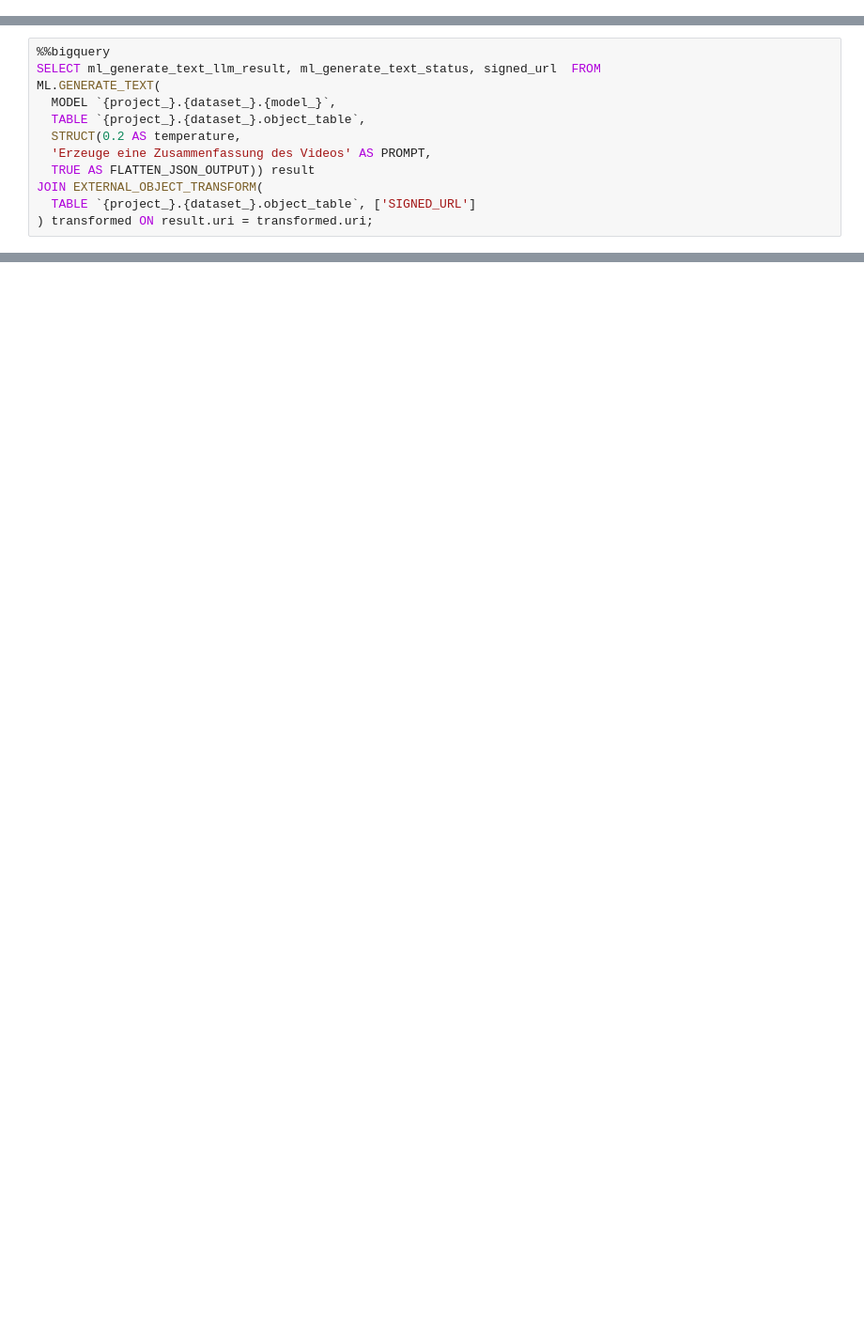
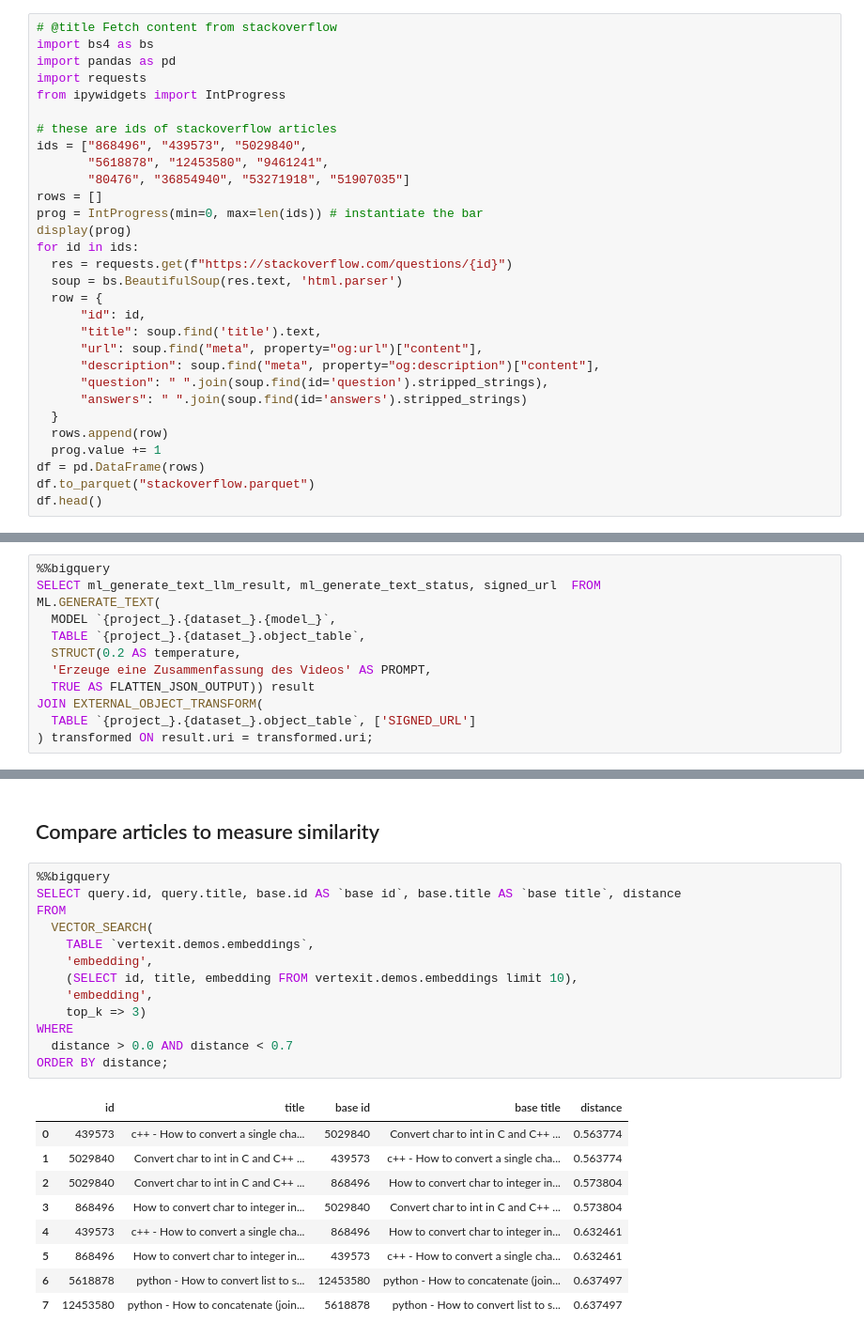
Before and after one commit to fuxs/notebooks, a Jupyter notebook: Gemini_BQ.ipynb, the cells around one changed output, grey strips where cells are left out. Shown at 94% size. Cells and saved outputs as stored; diff of their text form; blank space fills up the shorter version.

Commit message:
Added embeddings, improved the content

```diff
--- a/Gemini_BQ.ipynb
+++ b/Gemini_BQ.ipynb
@@ -268,0 +347,30 @@ The public dateset `bigquery-public-data.bbc_news.fulltext` is located in the re
+# %%
+# @title Fetch content from stackoverflow
+import bs4 as bs
+import pandas as pd
+import requests
+from ipywidgets import IntProgress
+
+# these are ids of stackoverflow articles
+ids = ["868496", "439573", "5029840",
+       "5618878", "12453580", "9461241",
+       "80476", "36854940", "53271918", "51907035"]
+rows = []
+prog = IntProgress(min=0, max=len(ids)) # instantiate the bar
+display(prog)
+for id in ids:
+  res = requests.get(f"https://stackoverflow.com/questions/{id}")
+  soup = bs.BeautifulSoup(res.text, 'html.parser')
+  row = {
+      "id": id,
+      "title": soup.find('title').text,
+      "url": soup.find("meta", property="og:url")["content"],
+      "description": soup.find("meta", property="og:description")["content"],
+      "question": " ".join(soup.find(id='question').stripped_strings),
+      "answers": " ".join(soup.find(id='answers').stripped_strings)
+  }
+  rows.append(row)
+  prog.value += 1
+df = pd.DataFrame(rows)
+df.to_parquet("stackoverflow.parquet")
+df.head()
@@ -366,0 +556,25 @@ JOIN EXTERNAL_OBJECT_TRANSFORM(
+# %% [markdown]
+## Compare articles to measure similarity
+# %%
+%%bigquery
+SELECT query.id, query.title, base.id AS `base id`, base.title AS `base title`, distance
+FROM
+  VECTOR_SEARCH(
+    TABLE `vertexit.demos.embeddings`,
+    'embedding',
+    (SELECT id, title, embedding FROM vertexit.demos.embeddings limit 10),
+    'embedding',
+    top_k => 3)
+WHERE
+  distance > 0.0 AND distance < 0.7
+ORDER BY distance;
+# %% [output]
+|  | id | title | base id | base title | distance |
+| 0 | 439573 | c++ - How to convert a single cha... | 5029840 | Convert char to int in C and C++ ... | 0.563774 |
+| 1 | 5029840 | Convert char to int in C and C++ ... | 439573 | c++ - How to convert a single cha... | 0.563774 |
+| 2 | 5029840 | Convert char to int in C and C++ ... | 868496 | How to convert char to integer in... | 0.573804 |
+| 3 | 868496 | How to convert char to integer in... | 5029840 | Convert char to int in C and C++ ... | 0.573804 |
+| 4 | 439573 | c++ - How to convert a single cha... | 868496 | How to convert char to integer in... | 0.632461 |
+| 5 | 868496 | How to convert char to integer in... | 439573 | c++ - How to convert a single cha... | 0.632461 |
+| 6 | 5618878 | python - How to convert list to s... | 12453580 | python - How to concatenate (join... | 0.637497 |
+| 7 | 12453580 | python - How to concatenate (join... | 5618878 | python - How to convert list to s... | 0.637497 |
```
Also changed, not shown: parts of 32 cells of this notebook.
